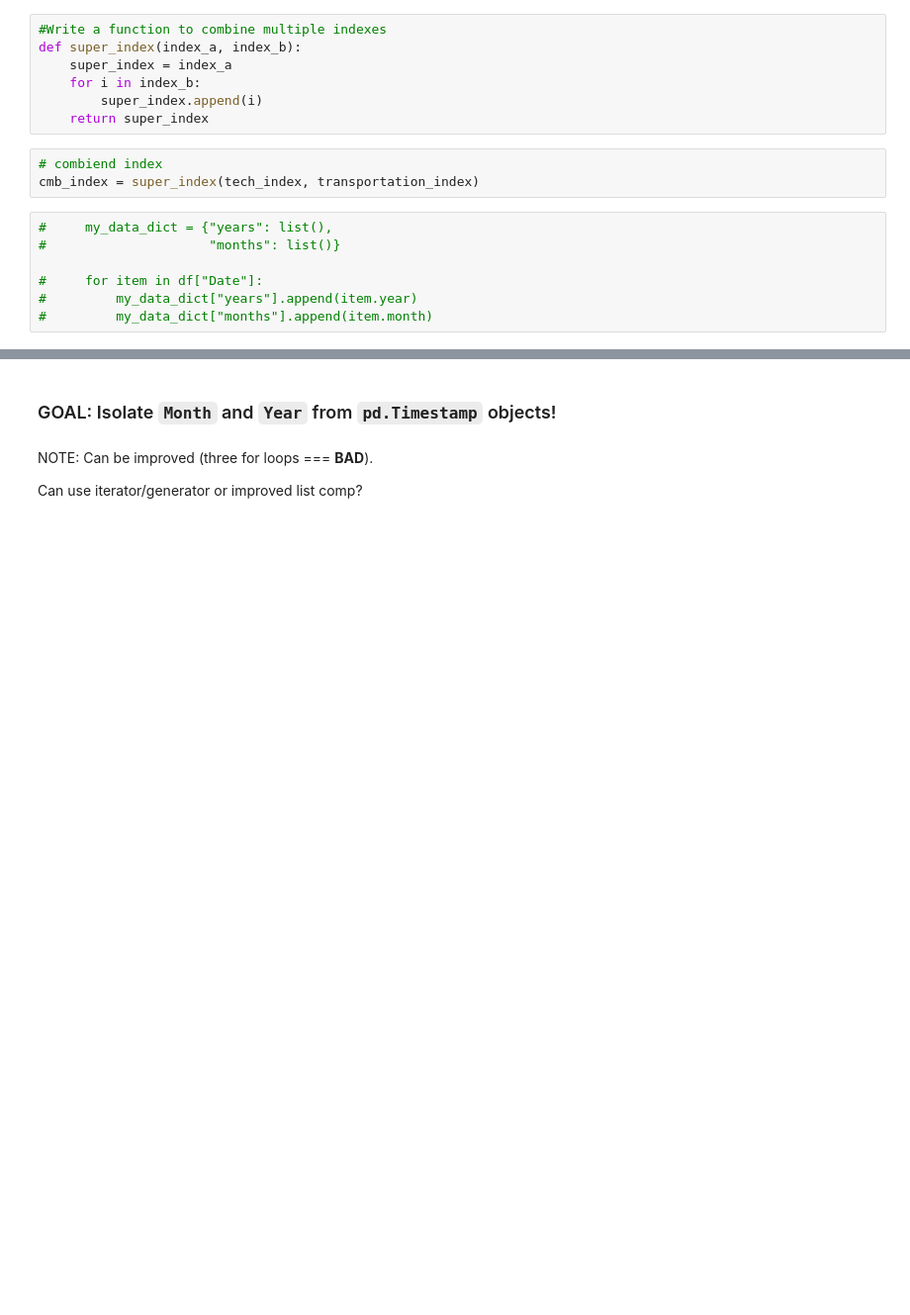
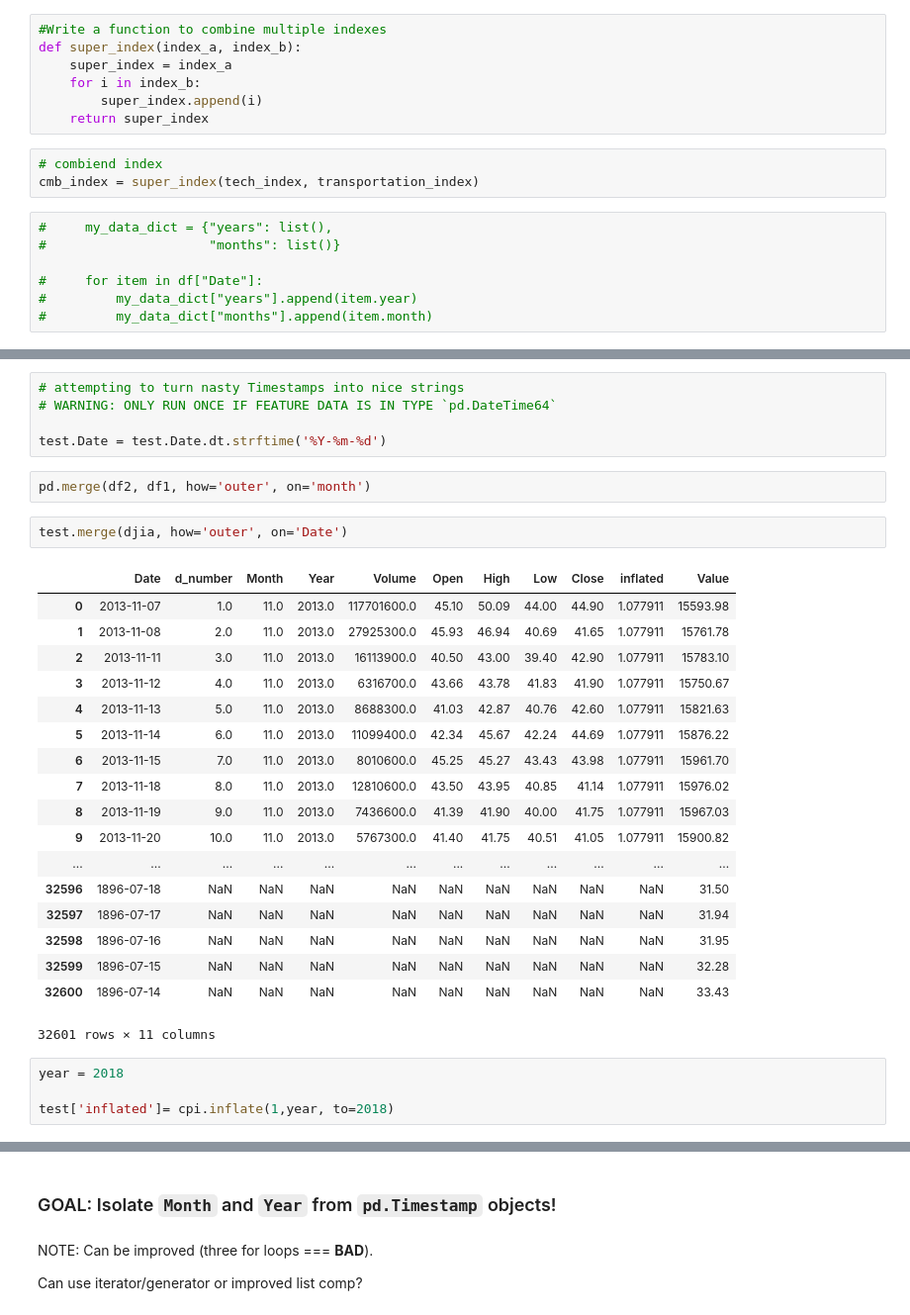
Before and after one commit to capt-alien/Lyft_stock_project, a Jupyter notebook: Lyft_project.ipynb, the cells around one changed output, grey strips where cells are left out. Shown: that part at 99% size. Drawn from its saved outputs; the diff is of its cells as text; blank space fills up the shorter version.

```diff
--- a/Lyft_project.ipynb
+++ b/Lyft_project.ipynb
@@ -247,0 +297,32 @@ test.head()
+# %%
+# attempting to turn nasty Timestamps into nice strings
+# WARNING: ONLY RUN ONCE IF FEATURE DATA IS IN TYPE `pd.DateTime64`
+
+test.Date = test.Date.dt.strftime('%Y-%m-%d')
+# %%
+pd.merge(df2, df1, how='outer', on='month')
+# %%
+test.merge(djia, how='outer', on='Date')
+# %% [output]
+|  | Date | d_number | Month | Year | Volume | Open | High | Low | Close | inflated | Value |
+| 0 | 2013-11-07 | 1.0 | 11.0 | 2013.0 | 117701600.0 | 45.10 | 50.09 | 44.00 | 44.90 | 1.077911 | 15593.98 |
+| 1 | 2013-11-08 | 2.0 | 11.0 | 2013.0 | 27925300.0 | 45.93 | 46.94 | 40.69 | 41.65 | 1.077911 | 15761.78 |
+| 2 | 2013-11-11 | 3.0 | 11.0 | 2013.0 | 16113900.0 | 40.50 | 43.00 | 39.40 | 42.90 | 1.077911 | 15783.10 |
+| 3 | 2013-11-12 | 4.0 | 11.0 | 2013.0 | 6316700.0 | 43.66 | 43.78 | 41.83 | 41.90 | 1.077911 | 15750.67 |
+| 4 | 2013-11-13 | 5.0 | 11.0 | 2013.0 | 8688300.0 | 41.03 | 42.87 | 40.76 | 42.60 | 1.077911 | 15821.63 |
+| 5 | 2013-11-14 | 6.0 | 11.0 | 2013.0 | 11099400.0 | 42.34 | 45.67 | 42.24 | 44.69 | 1.077911 | 15876.22 |
+| 6 | 2013-11-15 | 7.0 | 11.0 | 2013.0 | 8010600.0 | 45.25 | 45.27 | 43.43 | 43.98 | 1.077911 | 15961.70 |
+| 7 | 2013-11-18 | 8.0 | 11.0 | 2013.0 | 12810600.0 | 43.50 | 43.95 | 40.85 | 41.14 | 1.077911 | 15976.02 |
+| 8 | 2013-11-19 | 9.0 | 11.0 | 2013.0 | 7436600.0 | 41.39 | 41.90 | 40.00 | 41.75 | 1.077911 | 15967.03 |
+| 9 | 2013-11-20 | 10.0 | 11.0 | 2013.0 | 5767300.0 | 41.40 | 41.75 | 40.51 | 41.05 | 1.077911 | 15900.82 |
+| ... | ... | ... | ... | ... | ... | ... | ... | ... | ... | ... | ... |
+| 32596 | 1896-07-18 | NaN | NaN | NaN | NaN | NaN | NaN | NaN | NaN | NaN | 31.50 |
+| 32597 | 1896-07-17 | NaN | NaN | NaN | NaN | NaN | NaN | NaN | NaN | NaN | 31.94 |
+| 32598 | 1896-07-16 | NaN | NaN | NaN | NaN | NaN | NaN | NaN | NaN | NaN | 31.95 |
+| 32599 | 1896-07-15 | NaN | NaN | NaN | NaN | NaN | NaN | NaN | NaN | NaN | 32.28 |
+| 32600 | 1896-07-14 | NaN | NaN | NaN | NaN | NaN | NaN | NaN | NaN | NaN | 33.43 |
+32601 rows × 11 columns
+# %%
+year = 2018
+
+test['inflated']= cpi.inflate(1,year, to=2018)
```
Also changed, not shown: parts of 16 cells of this notebook, 1 other file.
